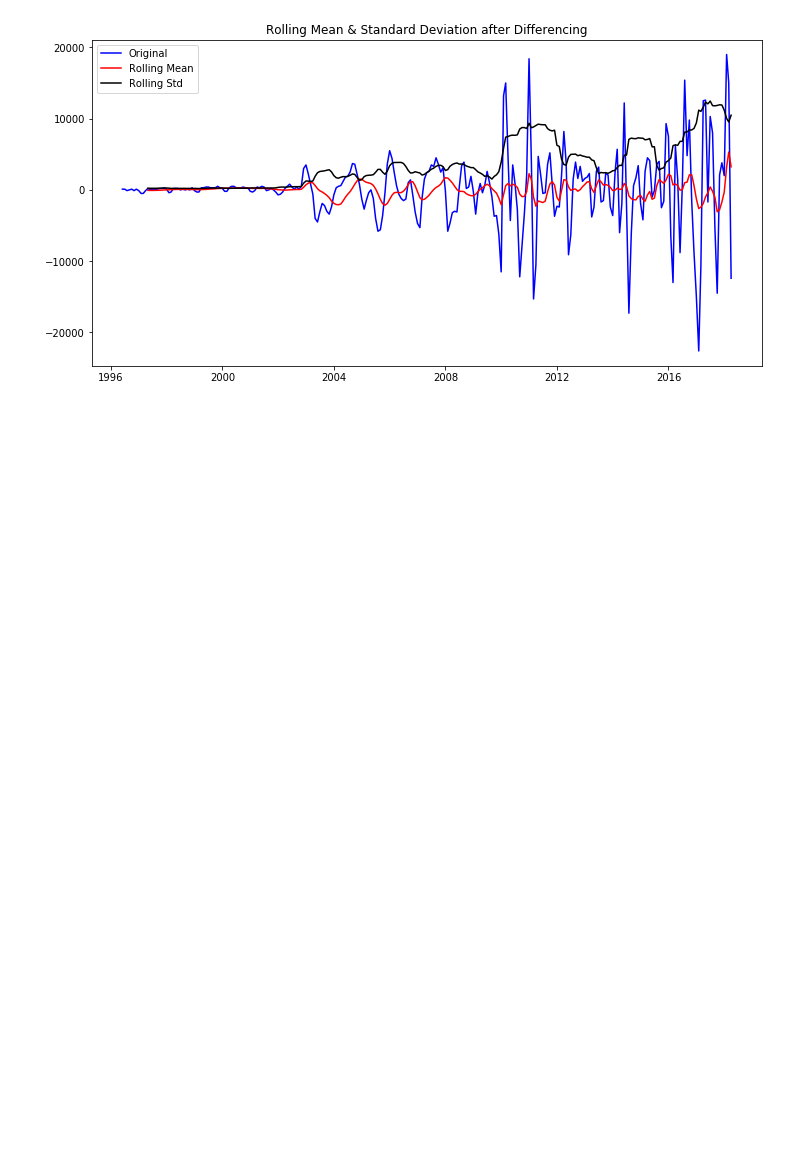
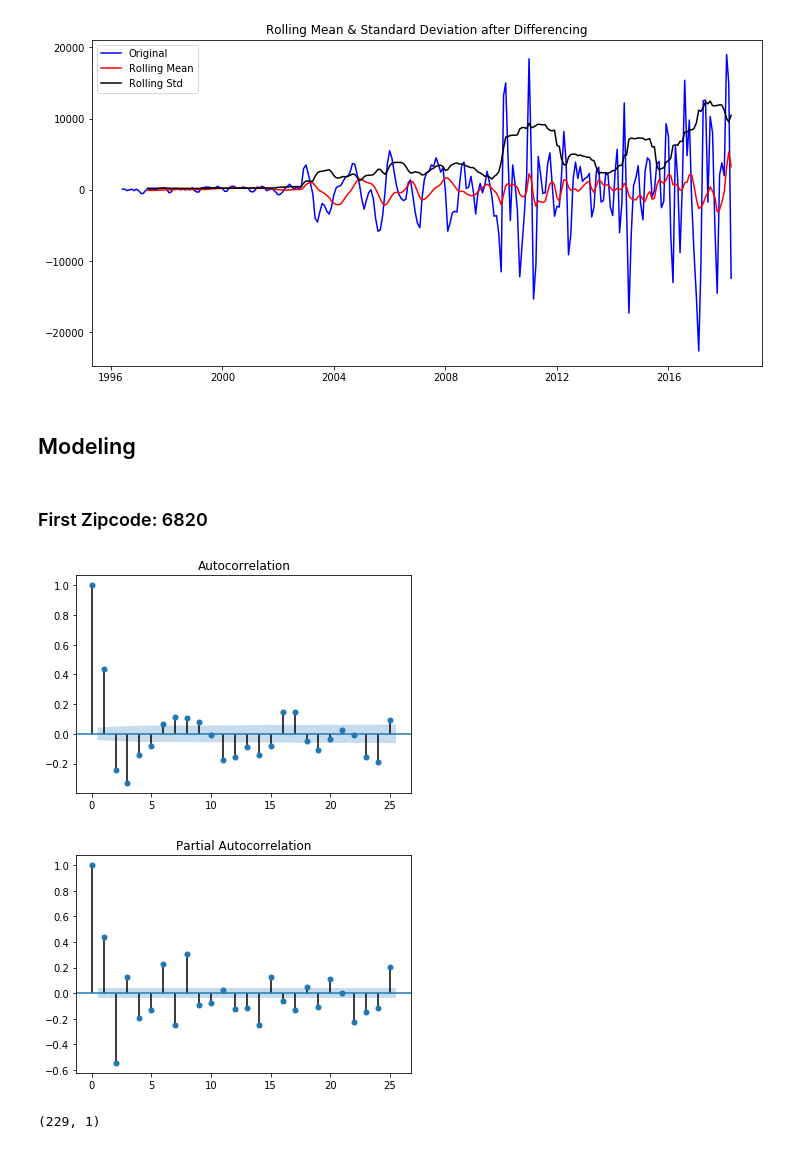
Before and after one commit to mcerow/TriState_Glory, a Jupyter notebook: Connecticut.ipynb, the cells around one changed output. Saved outputs shown, nothing was run; the diff lists cells and outputs as text; code cells hidden in the pictures; blank space fills up the shorter version.

Commit message:
modeled first zip code

```diff
--- a/Connecticut.ipynb
+++ b/Connecticut.ipynb
@@ -442,3 +436,19 @@ plt.show()
 # %% [output]
 [figure]
 [figure]
+# %% [markdown]
+## Modeling
+# %% [markdown]
+### First Zipcode: 6820
+# %%
+plot_acf(two_diff_first[:-1], alpha=0.5);
+plot_pacf(two_diff_first[:-1], alpha=0.5);
+# %% [output]
+[figure, added]
+[figure, added]
+# %%
+train = first_zip[:'2015-04']
+test = first_zip['2015-05':]
+train.shape
+# %% [output]
+(229, 1)
```
Also changed, not shown: parts of 20 cells of this notebook.
